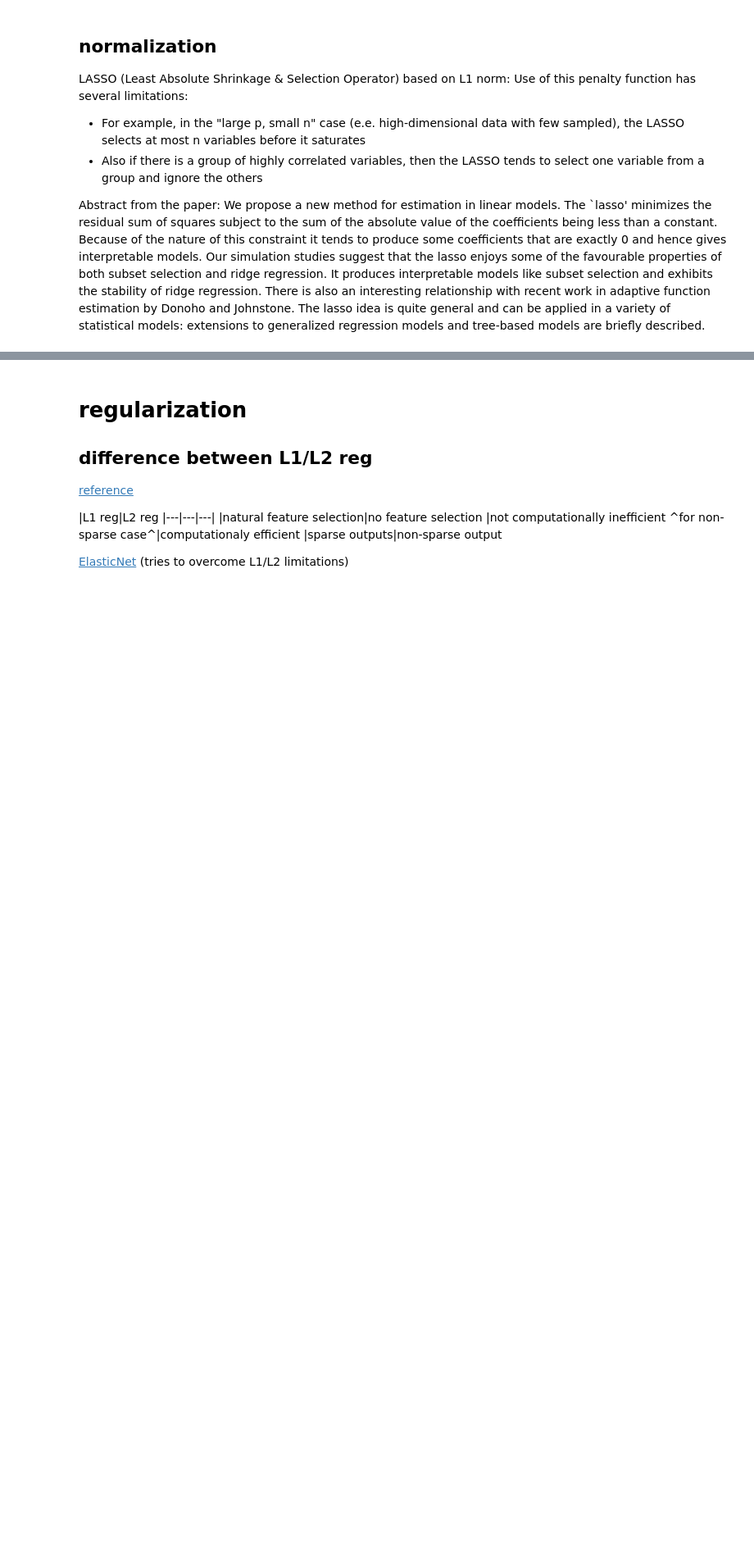
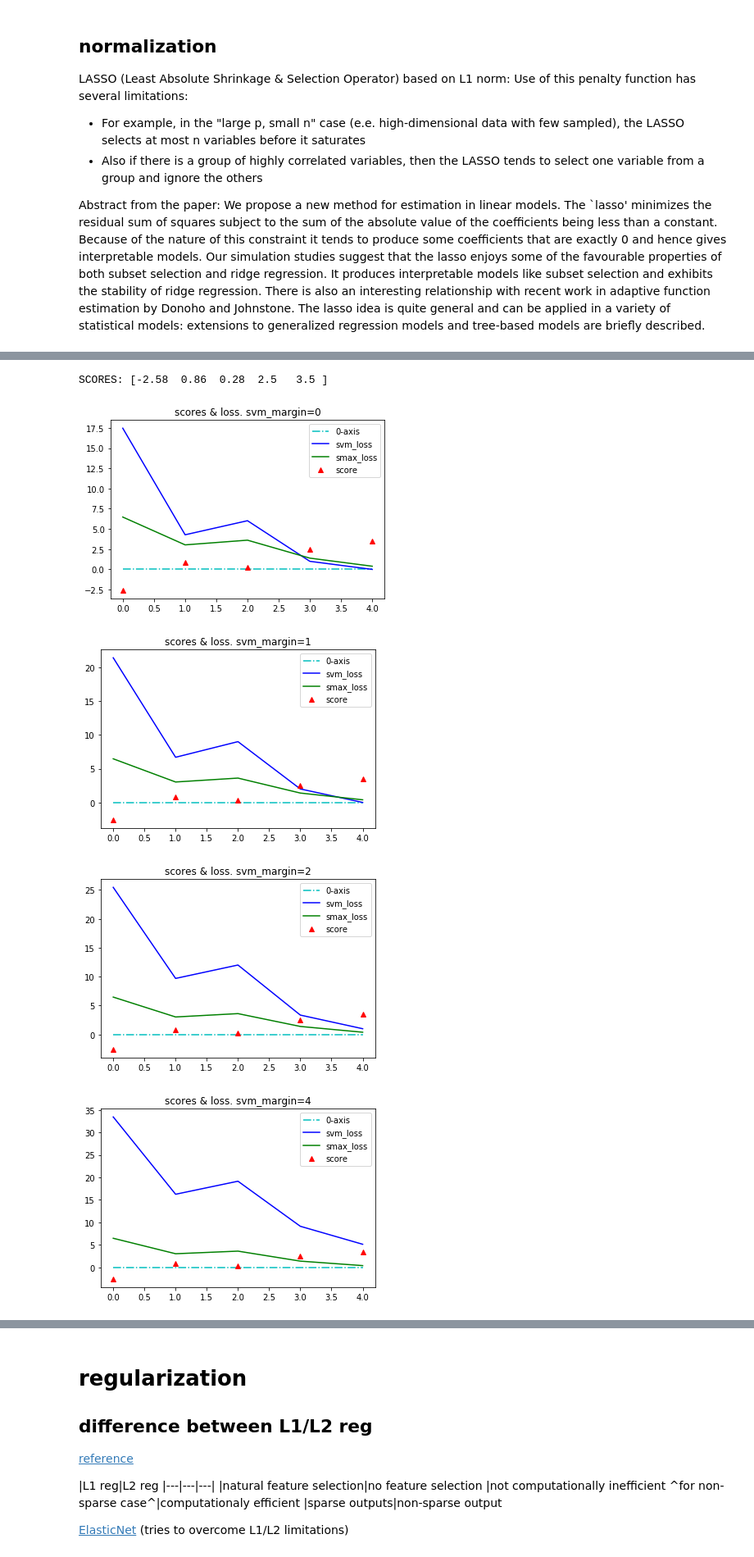
Before and after one commit to sudzam/ProjectX, a Jupyter notebook: sandbox/sudi/jupyter/misc-inituition.ipynb, the cells around one changed output, grey strips where cells are left out. Shown at 82% size. Saved outputs shown, nothing was run; the diff lists cells and outputs as text; code cells hidden in the pictures; blank space fills up the shorter version.

Commit message:
added some intuition / plots for SVM / SoftMax classifier along with their respictive loss functions..

```diff
--- a/sandbox/sudi/jupyter/misc-inituition.ipynb
+++ b/sandbox/sudi/jupyter/misc-inituition.ipynb
@@ -13,0 +28,70 @@ We propose a new method for estimation in linear models. The `lasso' minimizes t
+# %%
+%matplotlib inline
+
+# example of SVM v/s softmax classifier
+import numpy as np
+import matplotlib.pyplot as plt
+
+# final scores after W.x
+scores = np.array([-2.58,0.86,0.28,2.5,3.5])
+
+#   ----- SVM Classifier ----- #
+def svm_classifier(scores,yi,margin=1):
+    # margin by which correct class must be greater than others by
+    svm__max_margin = margin
+
+    # svm loss: i.e. hinge loss
+    # use this to create the final sum of values
+    svm__msk = np.ones(len(scores))
+    svm__msk[yi] = 0
+
+    # Loss_svm = sum[j<>i](Sj-Si+margin)
+    Si = scores[yi]
+    svm__diff = scores - Si + svm__max_margin
+    svm__max = np.maximum(svm__diff,0)
+
+    # sum the max values for [j <> i]
+    svm__loss = np.dot(svm__max,svm__msk.T)
+    #print ("--- SVM ---","\nLOSS(hinge)        :%3.3f" %(svm__loss))
+    return svm__loss
+
+#   ----- Softmax Classifier ----- #
+def smax_classifier(scores,yi):
+    smax__exp  = np.exp(scores)
+    #smax__exp  -= np.max(smax__exp)
+    smax__sum  = np.sum(smax__exp)
+    smax__norm = smax__exp/smax__sum
+    smax__temp = -np.log(smax__norm)
+    smax__loss = smax__temp[yi]
+    #print ("--- SMAX ---","\nLOSS(cross-entropy):%3.3f" %(smax__loss))
+    return smax__loss
+
+# which class is the correct on
+def plot_scores_loss(svm_margin=1):
+    svm_loss  = []
+    smax_loss = []
+    for i in range(0,len(scores)):
+        #print ("\nSCORE(correct-index)=%3.3f"%(scores[i]))
+        svm_loss.append (svm_classifier (scores,i,margin=svm_margin))
+        smax_loss.append(smax_classifier(scores,i))
+
+    # mark out the zero line
+    zeros=np.zeros(len(scores))
+    plt.plot(zeros,    'c-.',label='0-axis')
+    plt.plot(svm_loss, 'b-', label='svm_loss')
+    plt.plot(smax_loss,'g-', label='smax_loss')
+    plt.plot(scores,   'r^', label='score')
+    plt.legend()
+    plt.title("scores & loss. svm_margin="+str(svm_margin))
+    plt.show()
+
+print ("SCORES:",scores)
+svm_margins = [0,1,2,4,8]
+for svm_margin in svm_margins:
+    plot_scores_loss(svm_margin=svm_margin)
+# %% [output]
+SCORES: [-2.58  0.86  0.28  2.5   3.5 ]
+[figure, added]
+[figure, added]
+[figure, added]
+[figure, added]
```
Also changed, not shown: parts of 2 cells of this notebook.
